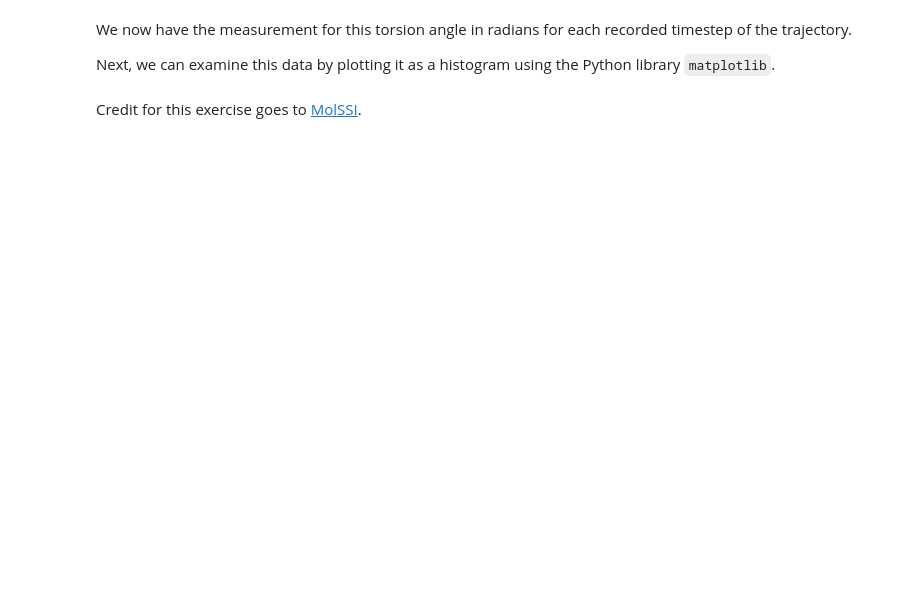
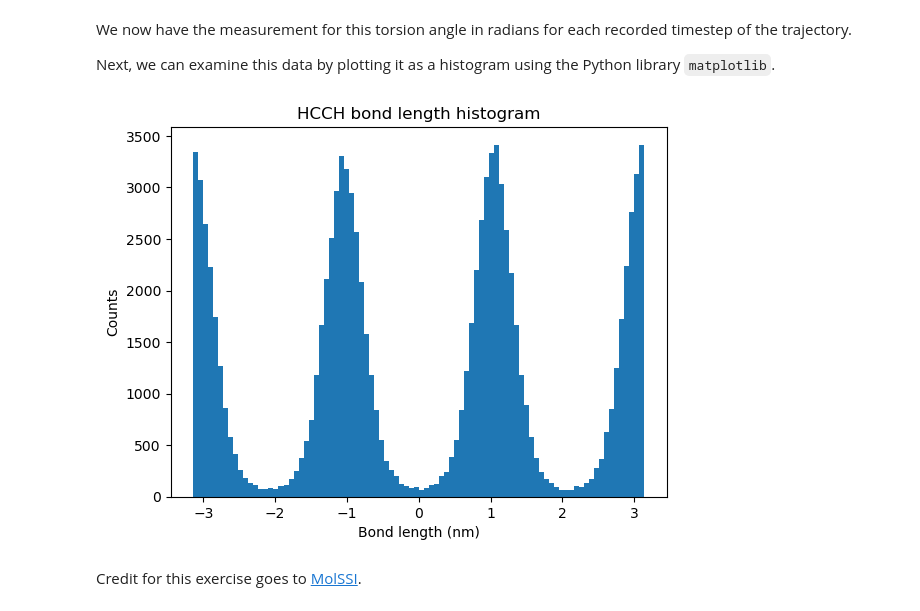
Before and after one commit to msse-chem-274-A-FA-2022/lab2-zoha-rakotomalala, a Jupyter notebook: openmm_sims.ipynb, the cells around one changed output. Saved outputs shown, nothing was run; the diff lists cells and outputs as text; code cells hidden in the pictures; blank space fills up the shorter version.

```diff
--- a/openmm_sims.ipynb
+++ b/openmm_sims.ipynb
@@ -213,7 +412,7 @@ A torsion is made up of four atoms which are bonded to each other. Analyze the t
 
 First, we need to pick the atom indices of our torsion angle and use the `compute_dihedrals` function to calculate the dihedrals.
 # %%
-phi_indices = [] # add atoms to define the torsion angle
-phi = # use the compute_dihedrals function
+phi_indices = [1,0,4,6] # add atoms to define the torsion angle
+phi = md.compute_dihedrals(traj, [phi_indices])# use the compute_dihedrals function
 
 print(phi)
@@ -224,6 +431,13 @@ Next, we can examine this data by plotting it as a histogram using the Python li
 # %%
 import matplotlib.pyplot as plt
 
 # create a histogram with 90 bins
+bondcounts, binedges, otherstuff = plt.hist(phi, bins=90)
+plt.title('HCCH bond length histogram')
+plt.xlabel('Bond length (nm)')
+plt.ylabel('Counts')
+plt.show()
+# %% [output]
+[figure, added]
 # %% [markdown]
 Credit for this exercise goes to [MolSSI](https://education.molssi.org/mm-tools/02-md-alkanes/index.html).
```
Also changed, not shown: parts of 23 cells of this notebook.
